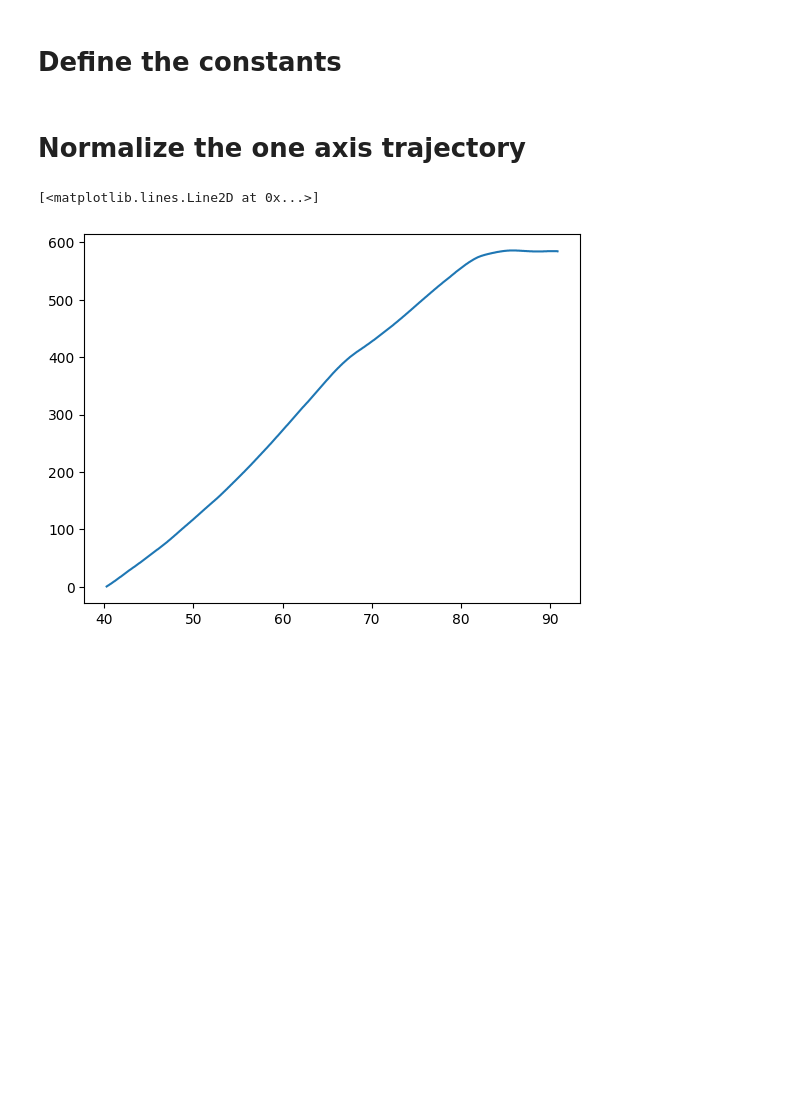
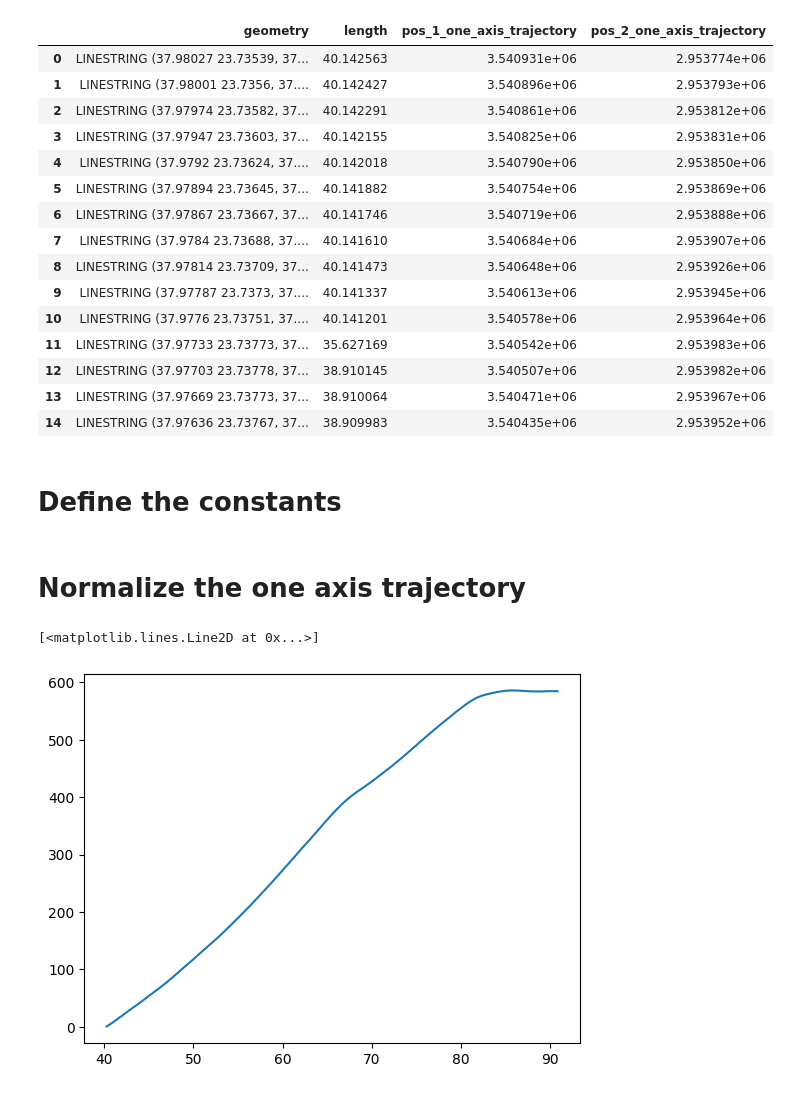
Before and after one commit to AmirHKiani98/eager_project, a Jupyter notebook: ctm_model.ipynb, the cells around one changed output. Saved outputs shown, nothing was run; the diff lists cells and outputs as text; code cells hidden in the pictures; blank space fills up the shorter version.

```diff
--- a/ctm_model.ipynb
+++ b/ctm_model.ipynb
@@ -99,3 +125,22 @@ print(lat_lon_to_axis(main_df.iloc[0].lat, main_df.iloc[1].lon))
+# %%
+segments_gdf_crs
+# %% [output]
+|  | geometry | length | pos_1_one_axis_trajectory | pos_2_one_axis_trajectory |
+| 0 | LINESTRING (37.98027 23.73539, 37... | 40.142563 | 3.540931e+06 | 2.953774e+06 |
+| 1 | LINESTRING (37.98001 23.7356, 37.... | 40.142427 | 3.540896e+06 | 2.953793e+06 |
+| 2 | LINESTRING (37.97974 23.73582, 37... | 40.142291 | 3.540861e+06 | 2.953812e+06 |
+| 3 | LINESTRING (37.97947 23.73603, 37... | 40.142155 | 3.540825e+06 | 2.953831e+06 |
+| 4 | LINESTRING (37.9792 23.73624, 37.... | 40.142018 | 3.540790e+06 | 2.953850e+06 |
+| 5 | LINESTRING (37.97894 23.73645, 37... | 40.141882 | 3.540754e+06 | 2.953869e+06 |
+| 6 | LINESTRING (37.97867 23.73667, 37... | 40.141746 | 3.540719e+06 | 2.953888e+06 |
+| 7 | LINESTRING (37.9784 23.73688, 37.... | 40.141610 | 3.540684e+06 | 2.953907e+06 |
+| 8 | LINESTRING (37.97814 23.73709, 37... | 40.141473 | 3.540648e+06 | 2.953926e+06 |
+| 9 | LINESTRING (37.97787 23.7373, 37.... | 40.141337 | 3.540613e+06 | 2.953945e+06 |
+| 10 | LINESTRING (37.9776 23.73751, 37.... | 40.141201 | 3.540578e+06 | 2.953964e+06 |
+| 11 | LINESTRING (37.97733 23.73773, 37... | 35.627169 | 3.540542e+06 | 2.953983e+06 |
+| 12 | LINESTRING (37.97703 23.73778, 37... | 38.910145 | 3.540507e+06 | 2.953982e+06 |
+| 13 | LINESTRING (37.97669 23.73773, 37... | 38.910064 | 3.540471e+06 | 2.953967e+06 |
+| 14 | LINESTRING (37.97636 23.73767, 37... | 38.909983 | 3.540435e+06 | 2.953952e+06 |
 # %% [markdown]
 # Define the constants
 # %%
```
Also changed, not shown: parts of 4 cells of this notebook, 1 other file.
